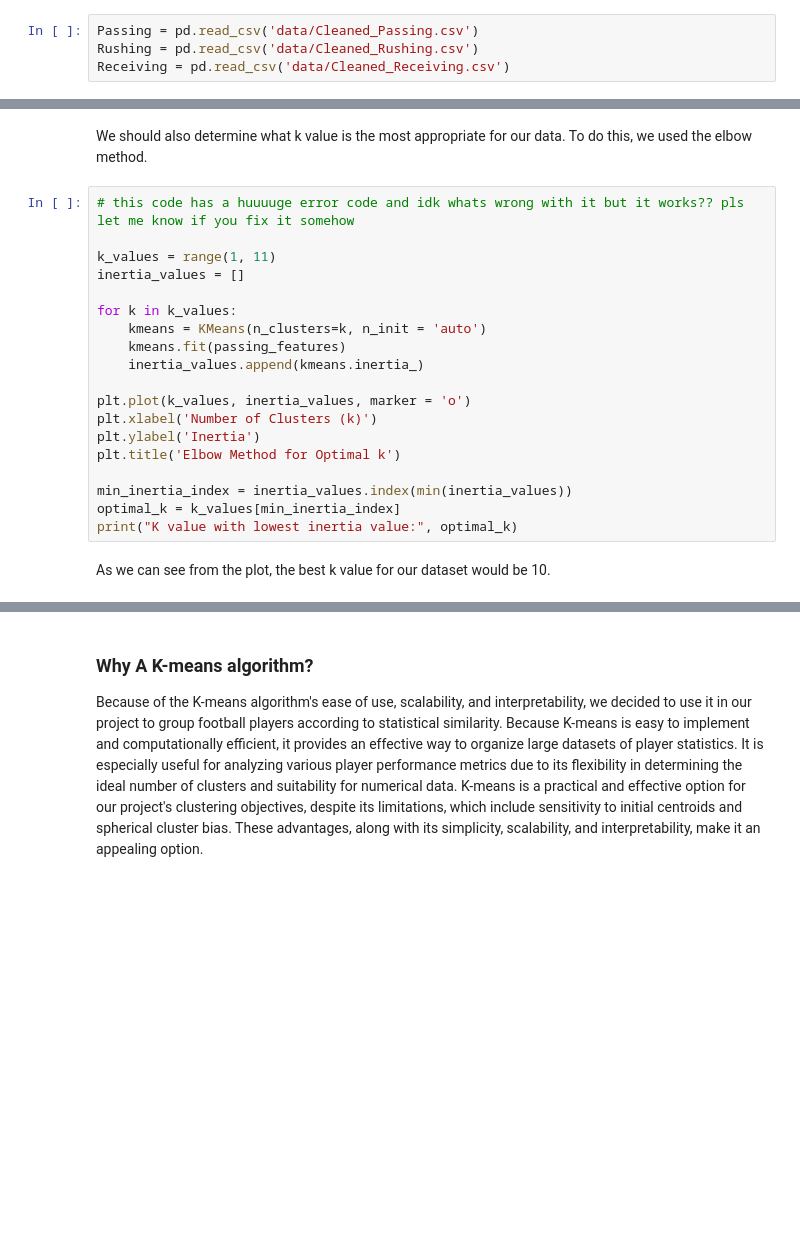
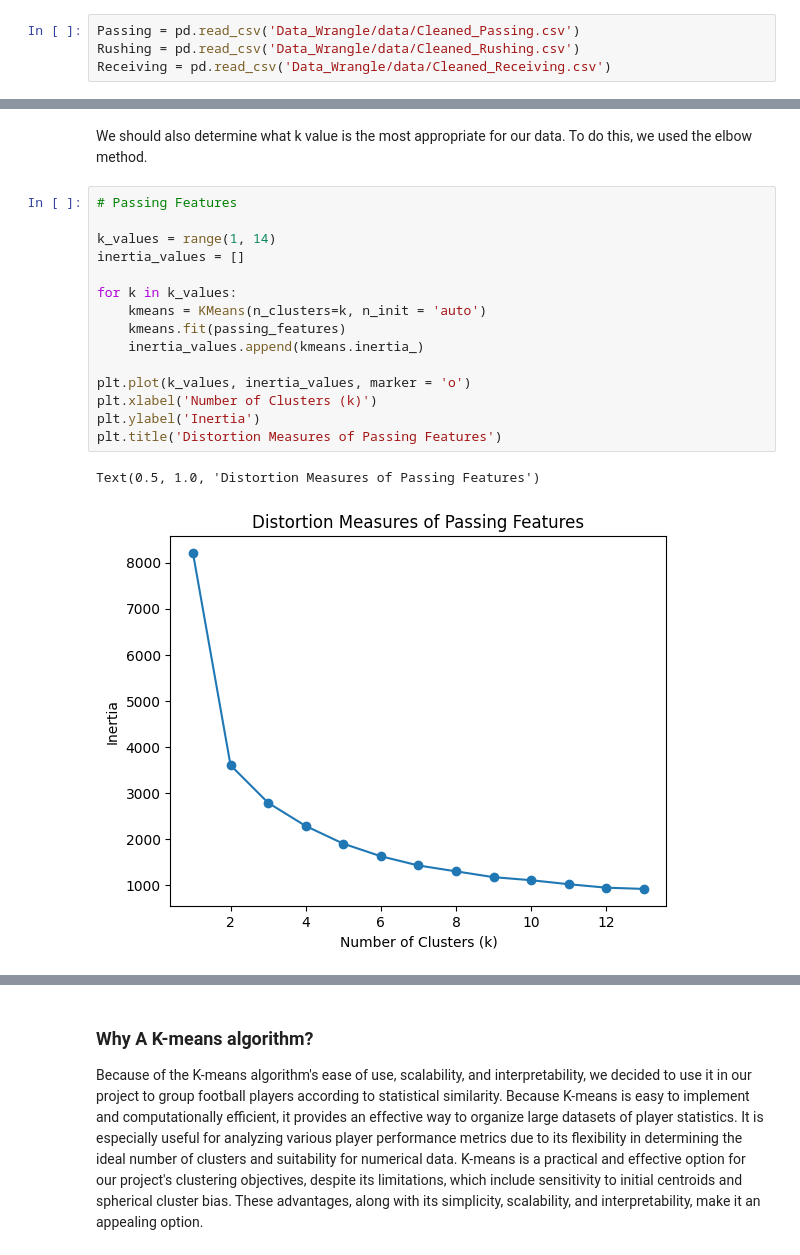
Before and after one commit to vpphan/group_template, a Jupyter notebook: FinalProject_groupXXX.ipynb, the cells around one changed output, grey strips where cells are left out. Cells and saved outputs as stored; diff of their text form; blank space fills up the shorter version.

```diff
--- a/FinalProject_groupXXX.ipynb
+++ b/FinalProject_groupXXX.ipynb
@@ -52,6 +62,6 @@ This dataset consists of multiple portions as well. We will focus on the passing
 # %%
-Passing = pd.read_csv('data/Cleaned_Passing.csv')
-Rushing = pd.read_csv('data/Cleaned_Rushing.csv')
-Receiving = pd.read_csv('data/Cleaned_Receiving.csv')
+Passing = pd.read_csv('Data_Wrangle/data/Cleaned_Passing.csv')
+Rushing = pd.read_csv('Data_Wrangle/data/Cleaned_Rushing.csv')
+Receiving = pd.read_csv('Data_Wrangle/data/Cleaned_Receiving.csv')
 # %%
 Receiving.columns
@@ -104,23 +129,20 @@ rushing_features = Rushing[['Att','Yds','TD','1D','Succ%','Y/A','Y/G']]
 # %% [markdown]
 We should also determine what k value is the most appropriate for our data. To do this, we used the elbow method.
 # %%
-# this code has a huuuuge error code and idk whats wrong with it but it works?? pls let me know if you fix it somehow
+# Passing Features
 
-k_values = range(1, 11)
+k_values = range(1, 14)
 inertia_values = []
 
 for k in k_values:
     kmeans = KMeans(n_clusters=k, n_init = 'auto')
     kmeans.fit(passing_features)
     inertia_values.append(kmeans.inertia_)
 
 plt.plot(k_values, inertia_values, marker = 'o')
 plt.xlabel('Number of Clusters (k)')
 plt.ylabel('Inertia')
-plt.title('Elbow Method for Optimal k')
-
-min_inertia_index = inertia_values.index(min(inertia_values))
-optimal_k = k_values[min_inertia_index]
-print("K value with lowest inertia value:", optimal_k)
+plt.title('Distortion Measures of Passing Features')
+# %% [output]
+Text(0.5, 1.0, 'Distortion Measures of Passing Features')
+[figure, added]
-# %% [markdown]
-As we can see from the plot, the best k value for our dataset would be 10.
```
Also changed, not shown: parts of 23 cells of this notebook.
